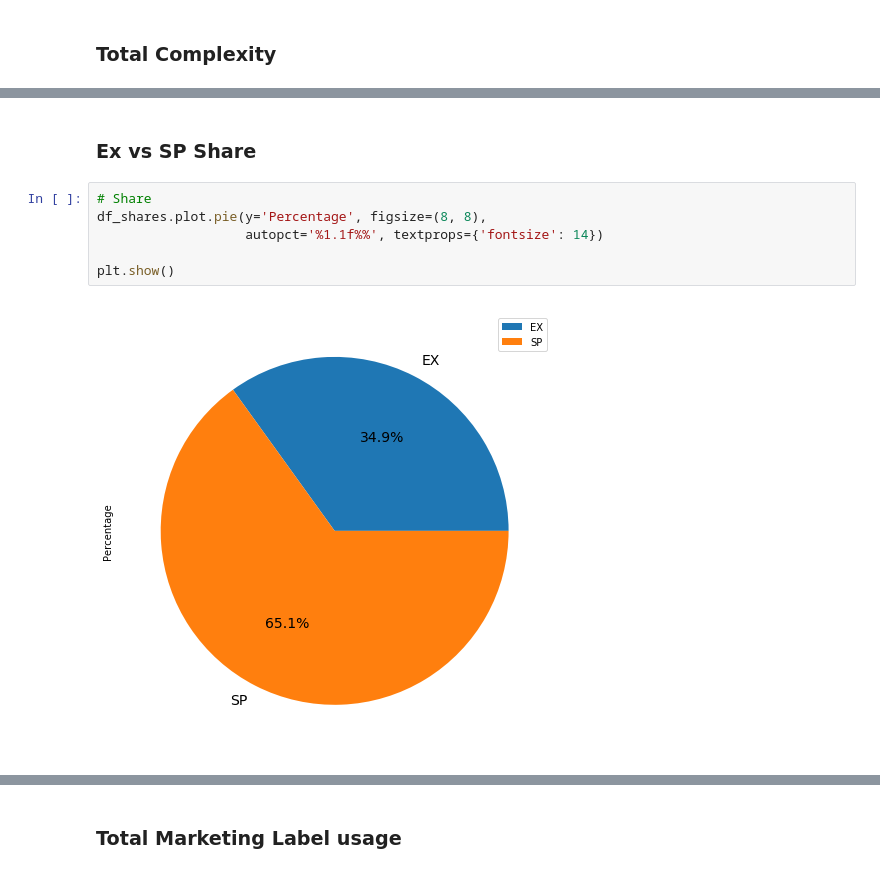
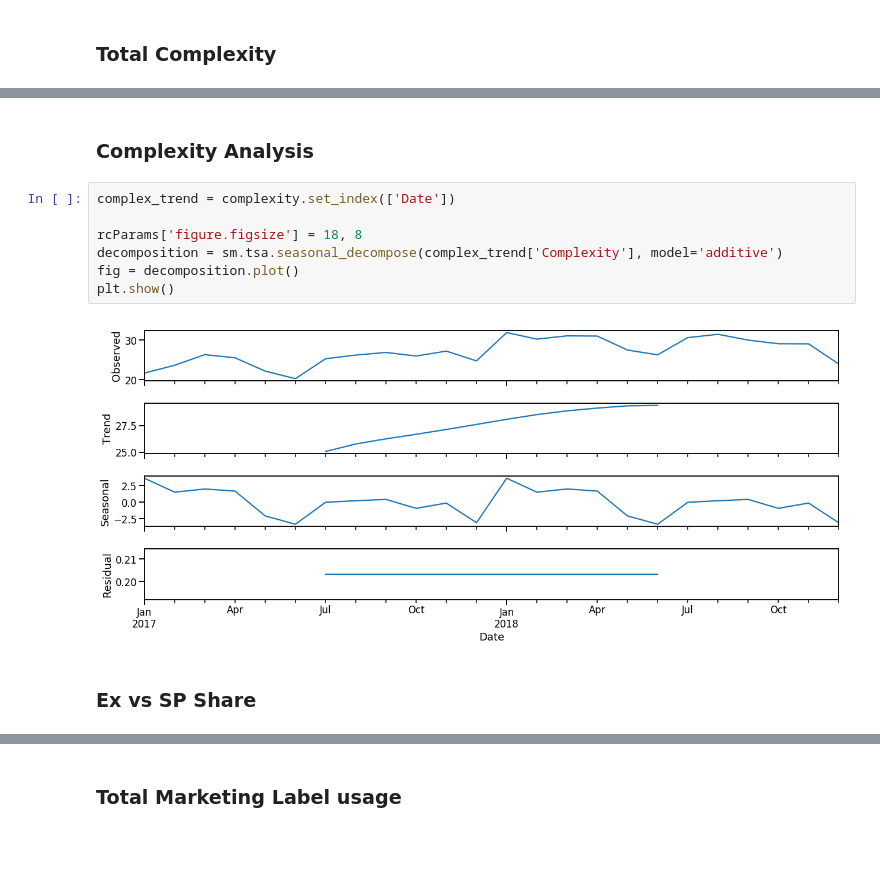
Before and after one commit to JoseNunes24/ExpeditionAnalysis, a Jupyter notebook: Expedition_Analysis.ipynb, the cells around one changed output, grey strips where cells are left out. Cells and saved outputs as stored; diff of their text form; blank space fills up the shorter version.

```diff
--- a/Expedition_Analysis.ipynb
+++ b/Expedition_Analysis.ipynb
@@ -385,10 +582,13 @@ Text(0, 0.5, 'Complexity')
+# %% [markdown]
+### Complexity Analysis
+# %%
+complex_trend = complexity.set_index(['Date'])
+
+rcParams['figure.figsize'] = 18, 8
+decomposition = sm.tsa.seasonal_decompose(complex_trend['Complexity'], model='additive')
+fig = decomposition.plot()
+plt.show()
+# %% [output]
+[figure, added]
 # %% [markdown]
 ### Ex vs SP Share
-# %%
-# Share
-df_shares.plot.pie(y='Percentage', figsize=(8, 8),
-                   autopct='%1.1f%%', textprops={'fontsize': 14})
-
-plt.show()
-# %% [output]
-[figure, removed]
```
Also changed, not shown: parts of 43 cells of this notebook.
